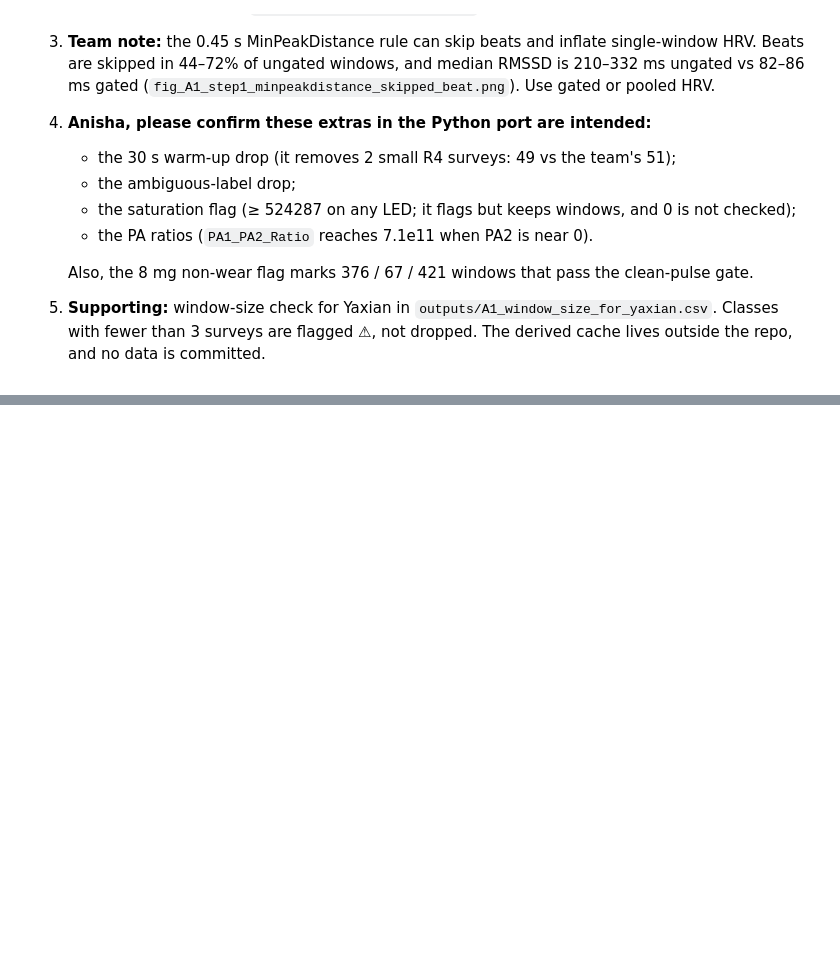
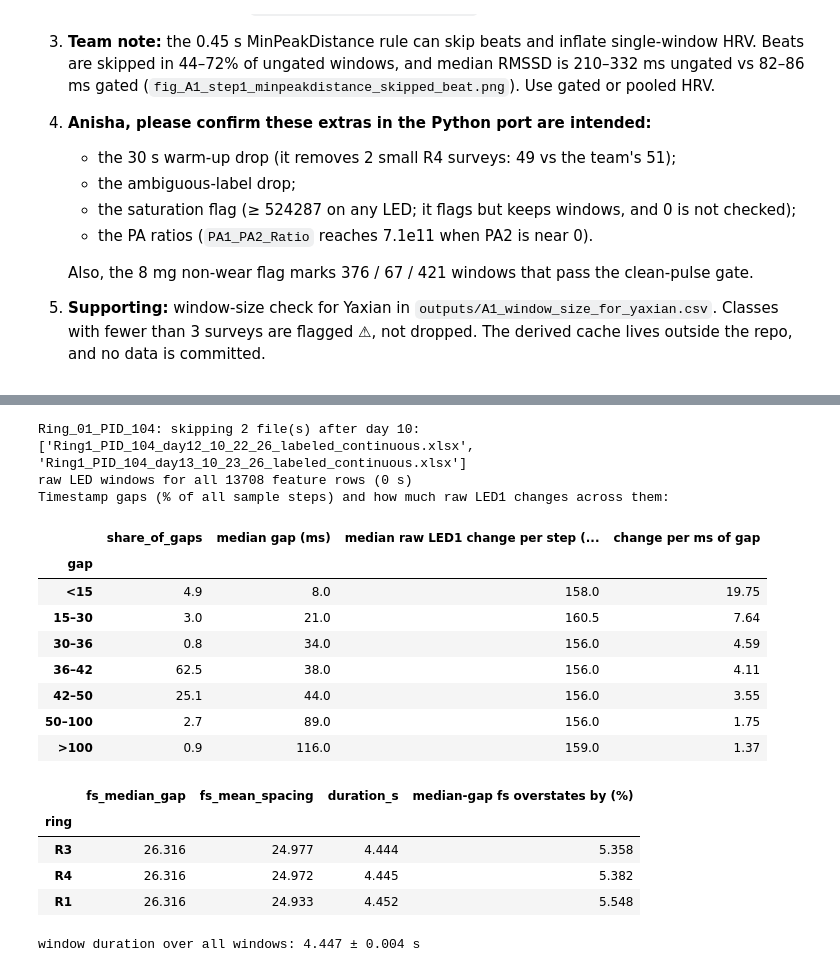
Before and after one commit to shounakda5/m3x, a Jupyter notebook: PilotPhaseC/analysis/A_fast_features.ipynb, the cells around one changed output, grey strips where cells are left out. Cells and saved outputs as stored; diff of their text form; code cells hidden in the pictures; blank space fills up the shorter version.

```diff
--- a/PilotPhaseC/analysis/A_fast_features.ipynb
+++ b/PilotPhaseC/analysis/A_fast_features.ipynb
@@ -1928,0 +1955,66 @@ with pd.option_context('display.max_colwidth', None):
+# %%
+def raw_windows(path):
+    """Complete windows of one file: raw timestamps and LED values (cached; derived data, not committed)."""
+    cache = CACHE_DIR / f'{path.stem}__raw.pkl'
+    if cache.exists() and cache.stat().st_mtime > path.stat().st_mtime:
+        return pd.read_pickle(cache)
+    data, _, _, _ = run_quietly(load_m3x_file, path)
+    data = data.sort_values(['raw_window_index', 'row_index'], kind='stable')
+    rows = []
+    for wid_, w_ in data.groupby('raw_window_index', sort=True):
+        if len(w_) != expected_samples or not np.array_equal(w_['row_index'].to_numpy(), expected_row_index):
+            continue
+        rows.append({'file': path.name, 'Raw_Window_Index': int(wid_), 't_ms': w_['timestamp_ms'].to_numpy(float),
+                     **{k: w_[k].to_numpy(float) for k in ('led1', 'led2', 'led3')}})
+    out = pd.DataFrame(rows); out.to_pickle(cache)
+    return out
+
+t0 = time.time()
+raw = pd.concat([raw_windows(p) for folder in RINGS.values() for p in ring_files(folder)], ignore_index=True)
+raw = gw[['ring', 'file', 'Raw_Window_Index']].merge(raw, on=['file', 'Raw_Window_Index'], how='left', validate='1:1')
+assert raw['t_ms'].notna().all() and len(raw) == len(gw)
+print(f'raw LED windows for all {len(raw)} feature rows ({time.time() - t0:.0f} s)')
+
+# 1. timestamp gaps, and raw LED1 change per step on clean-pulse windows
+GAP_BINS = [0, 15, 30, 36, 42, 50, 100, 1000]
+GAP_LABELS = ['<15', '15–30', '30–36', '36–42', '42–50', '50–100', '>100']
+steps = pd.DataFrame({'gap_ms': np.concatenate(raw['t_ms'].map(np.diff).to_list()),
+                      'led1_change': np.concatenate(raw['led1'].map(lambda v: np.abs(np.diff(v))).to_list()),
+                      'usable': np.repeat(gw['usable'].to_numpy(), expected_samples - 1)})
+steps['gap'] = pd.cut(steps['gap_ms'], GAP_BINS, labels=GAP_LABELS)
+jit = steps.groupby('gap', observed=True).agg(share_of_gaps=('gap_ms', 'size'))
+jit['share_of_gaps'] = (100 * jit['share_of_gaps'] / len(steps)).round(1)
+clean = steps[steps.usable].groupby('gap', observed=True)
+jit['median gap (ms)'] = clean['gap_ms'].median()
+jit['median raw LED1 change per step (clean windows)'] = clean['led1_change'].median()
+jit['change per ms of gap'] = (jit.iloc[:, 2] / jit['median gap (ms)']).round(2)
+print('Timestamp gaps (% of all sample steps) and how much raw LED1 changes across them:')
+display(jit)
+
+# 2. sample rate: median gap vs mean spacing
+raw['fs_median_gap'] = raw['t_ms'].map(lambda t: 1000 / np.median(np.diff(t)))
+raw['fs_mean_spacing'] = raw['t_ms'].map(lambda t: 1000 * (len(t) - 1) / (t[-1] - t[0]))
+raw['duration_s'] = raw['t_ms'].map(lambda t: (t[-1] - t[0]) / 1000)
+fs_tab = raw.groupby('ring', observed=True)[['fs_median_gap', 'fs_mean_spacing', 'duration_s']].median()
+fs_tab['median-gap fs overstates by (%)'] = (100 * (fs_tab.fs_median_gap / fs_tab.fs_mean_spacing - 1))
+display(fs_tab.round(3))
+print(f"window duration over all windows: {raw.duration_s.mean():.3f} ± {raw.duration_s.std():.3f} s")
+# %% [output]
+Ring_01_PID_104: skipping 2 file(s) after day 10: ['Ring1_PID_104_day12_10_22_26_labeled_continuous.xlsx', 'Ring1_PID_104_day13_10_23_26_labeled_continuous.xlsx']
+raw LED windows for all 13708 feature rows (0 s)
+Timestamp gaps (% of all sample steps) and how much raw LED1 changes across them:
+|  | share_of_gaps | median gap (ms) | median raw LED1 change per step (... | change per ms of gap |
+| gap |  |  |  |  |
+| <15 | 4.9 | 8.0 | 158.0 | 19.75 |
+| 15–30 | 3.0 | 21.0 | 160.5 | 7.64 |
+| 30–36 | 0.8 | 34.0 | 156.0 | 4.59 |
+| 36–42 | 62.5 | 38.0 | 156.0 | 4.11 |
+| 42–50 | 25.1 | 44.0 | 156.0 | 3.55 |
+| 50–100 | 2.7 | 89.0 | 156.0 | 1.75 |
+| >100 | 0.9 | 116.0 | 159.0 | 1.37 |
+|  | fs_median_gap | fs_mean_spacing | duration_s | median-gap fs overstates by (%) |
+| ring |  |  |  |  |
+| R3 | 26.316 | 24.977 | 4.444 | 5.358 |
+| R4 | 26.316 | 24.972 | 4.445 | 5.382 |
+| R1 | 26.316 | 24.933 | 4.452 | 5.548 |
+window duration over all windows: 4.447 ± 0.004 s
```
Also changed, not shown: parts of 23 cells of this notebook, 5 other files.
